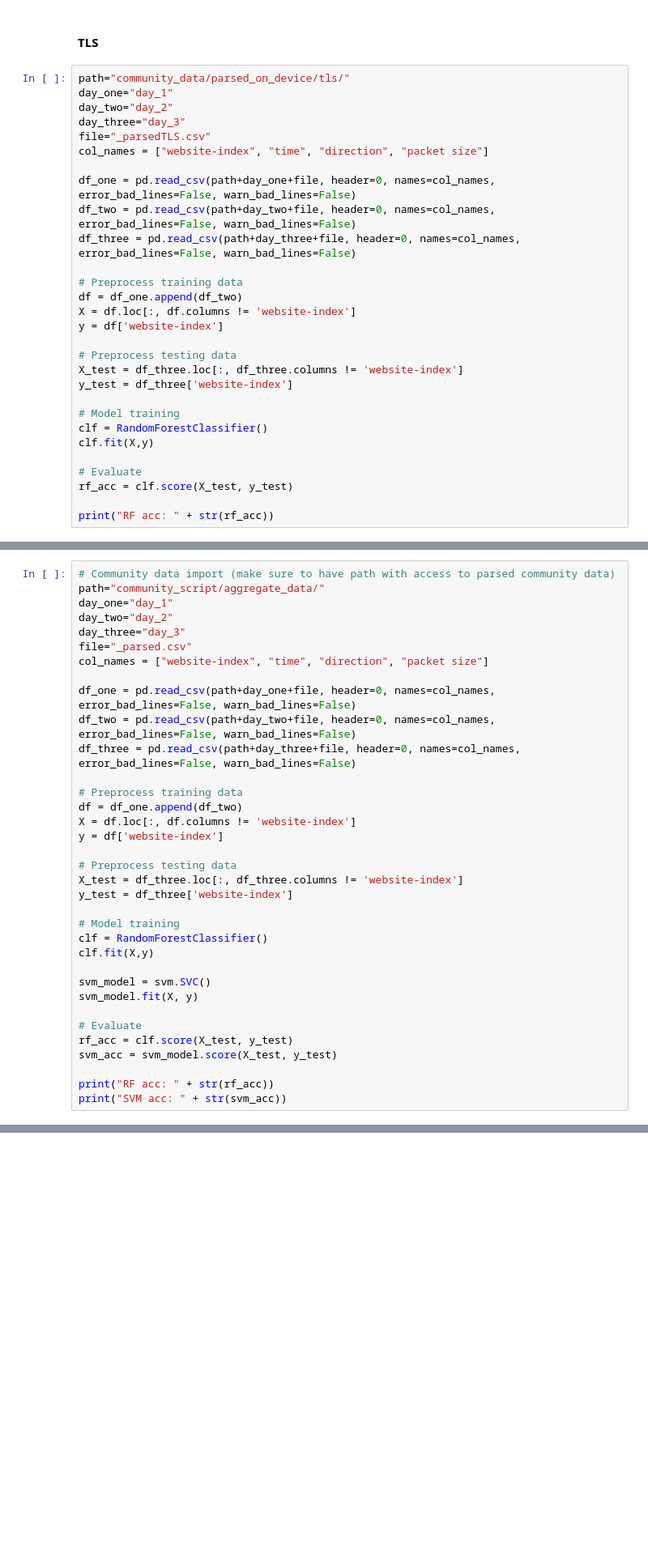
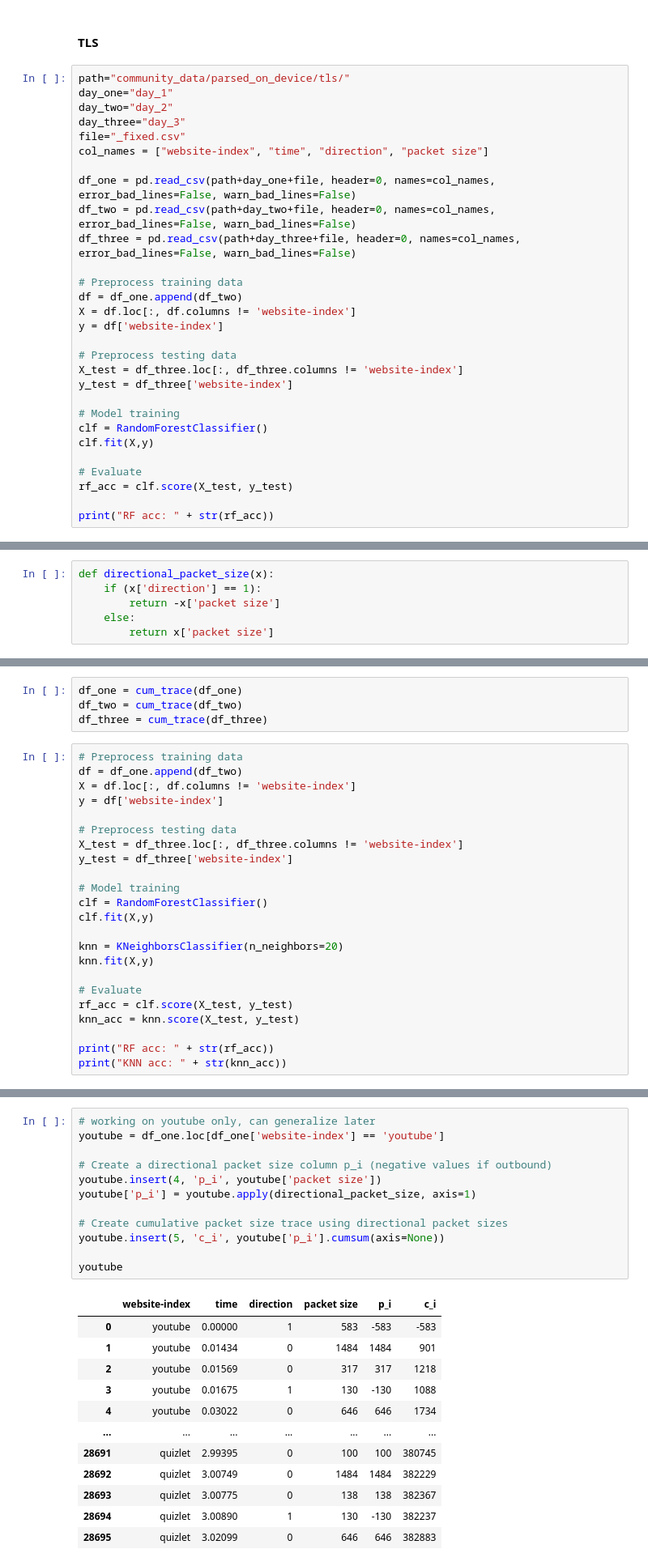
Before and after one commit to mbronckers/cmsc23360, a Jupyter notebook: p2/model.ipynb, the cells around one changed output, grey strips where cells are left out. Shown: that part at 81% size. Drawn from its saved outputs; the diff is of its cells as text; blank space fills up the shorter version.

```diff
--- a/p2/model.ipynb
+++ b/p2/model.ipynb
@@ -284,7 +285,7 @@ path="community_data/parsed_on_device/tls/"
 day_one="day_1"
 day_two="day_2"
 day_three="day_3"
-file="_parsedTLS.csv"
+file="_fixed.csv"
 col_names = ["website-index", "time", "direction", "packet size"]
 
 df_one = pd.read_csv(path+day_one+file, header=0, names=col_names, error_bad_lines=False, warn_bad_lines=False)
@@ -314,0 +325,6 @@ RF acc: 0.9999753246214292
+# %%
+def directional_packet_size(x):
+    if (x['direction'] == 1):
+        return -x['packet size']
+    else:
+        return x['packet size']
@@ -315,16 +341,8 @@ RF acc: 0.9999753246214292
+# %%
+df_one = cum_trace(df_one)
+df_two = cum_trace(df_two)
+df_three = cum_trace(df_three)
 # %%
-# Community data import (make sure to have path with access to parsed community data)
-path="community_script/aggregate_data/"
-day_one="day_1"
-day_two="day_2"
-day_three="day_3"
-file="_parsed.csv"
-col_names = ["website-index", "time", "direction", "packet size"]
-
-df_one = pd.read_csv(path+day_one+file, header=0, names=col_names, error_bad_lines=False, warn_bad_lines=False)
-df_two = pd.read_csv(path+day_two+file, header=0, names=col_names, error_bad_lines=False, warn_bad_lines=False)
-df_three = pd.read_csv(path+day_three+file, header=0, names=col_names, error_bad_lines=False, warn_bad_lines=False)
-
 # Preprocess training data
 df = df_one.append(df_two)
 X = df.loc[:, df.columns != 'website-index']
@@ -338,12 +356,12 @@ y_test = df_three['website-index']
 clf = RandomForestClassifier()
 clf.fit(X,y)
 
-svm_model = svm.SVC()
-svm_model.fit(X, y)
+knn = KNeighborsClassifier(n_neighbors=20)
+knn.fit(X,y)
 
 # Evaluate
 rf_acc = clf.score(X_test, y_test)
-svm_acc = svm_model.score(X_test, y_test)
+knn_acc = knn.score(X_test, y_test)
 
 print("RF acc: " + str(rf_acc))
-print("SVM acc: " + str(svm_acc))
+print("KNN acc: " + str(knn_acc))
@@ -349,0 +373,25 @@ print("SVM acc: " + str(svm_acc))
+# %%
+# working on youtube only, can generalize later
+youtube = df_one.loc[df_one['website-index'] == 'youtube']
+
+# Create a directional packet size column p_i (negative values if outbound)
+youtube.insert(4, 'p_i', youtube['packet size'])
+youtube['p_i'] = youtube.apply(directional_packet_size, axis=1)
+
+# Create cumulative packet size trace using directional packet sizes
+youtube.insert(5, 'c_i', youtube['p_i'].cumsum(axis=None))
+
+youtube
+# %% [output]
+|  | website-index | time | direction | packet size | p_i | c_i |
+| 0 | youtube | 0.00000 | 1 | 583 | -583 | -583 |
+| 1 | youtube | 0.01434 | 0 | 1484 | 1484 | 901 |
+| 2 | youtube | 0.01569 | 0 | 317 | 317 | 1218 |
+| 3 | youtube | 0.01675 | 1 | 130 | -130 | 1088 |
+| 4 | youtube | 0.03022 | 0 | 646 | 646 | 1734 |
+| ... | ... | ... | ... | ... | ... | ... |
+| 28691 | quizlet | 2.99395 | 0 | 100 | 100 | 380745 |
+| 28692 | quizlet | 3.00749 | 0 | 1484 | 1484 | 382229 |
+| 28693 | quizlet | 3.00775 | 0 | 138 | 138 | 382367 |
+| 28694 | quizlet | 3.00890 | 1 | 130 | -130 | 382237 |
+| 28695 | quizlet | 3.02099 | 0 | 646 | 646 | 382883 |
```
Also changed, not shown: parts of 12 cells of this notebook, 2 other files.
